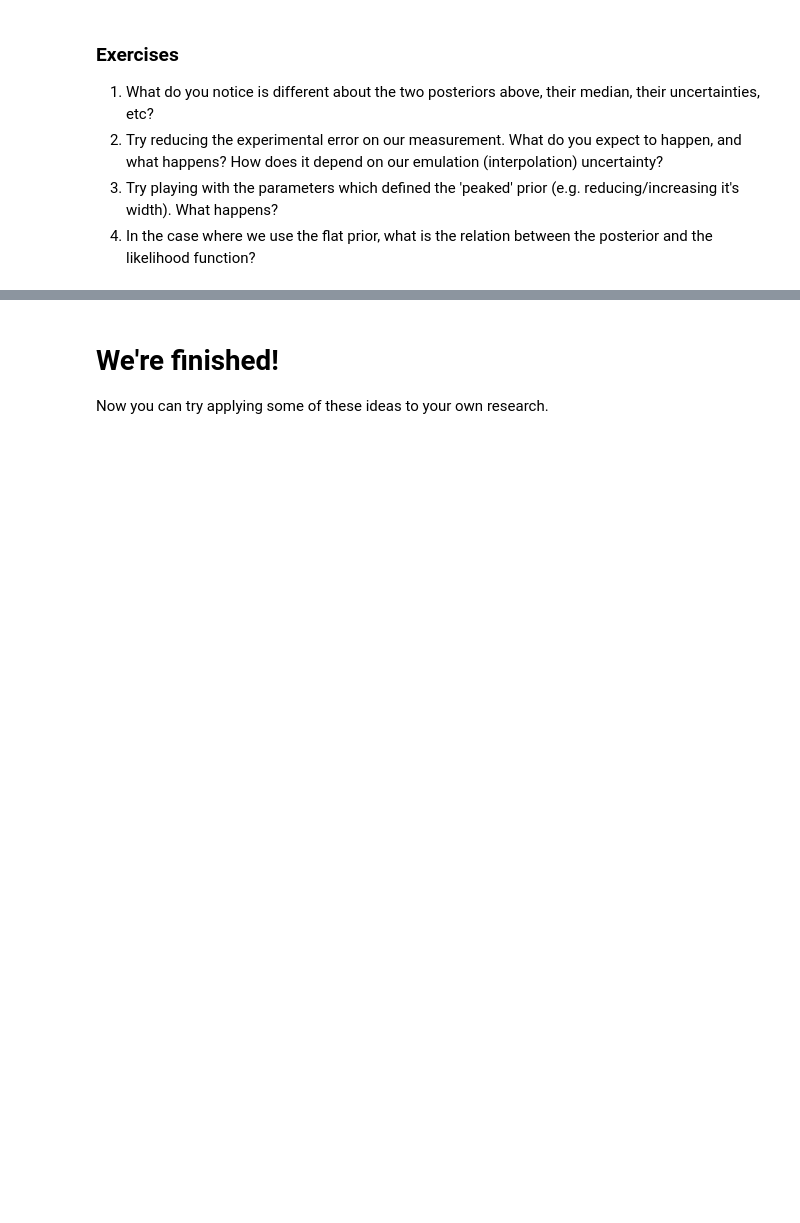
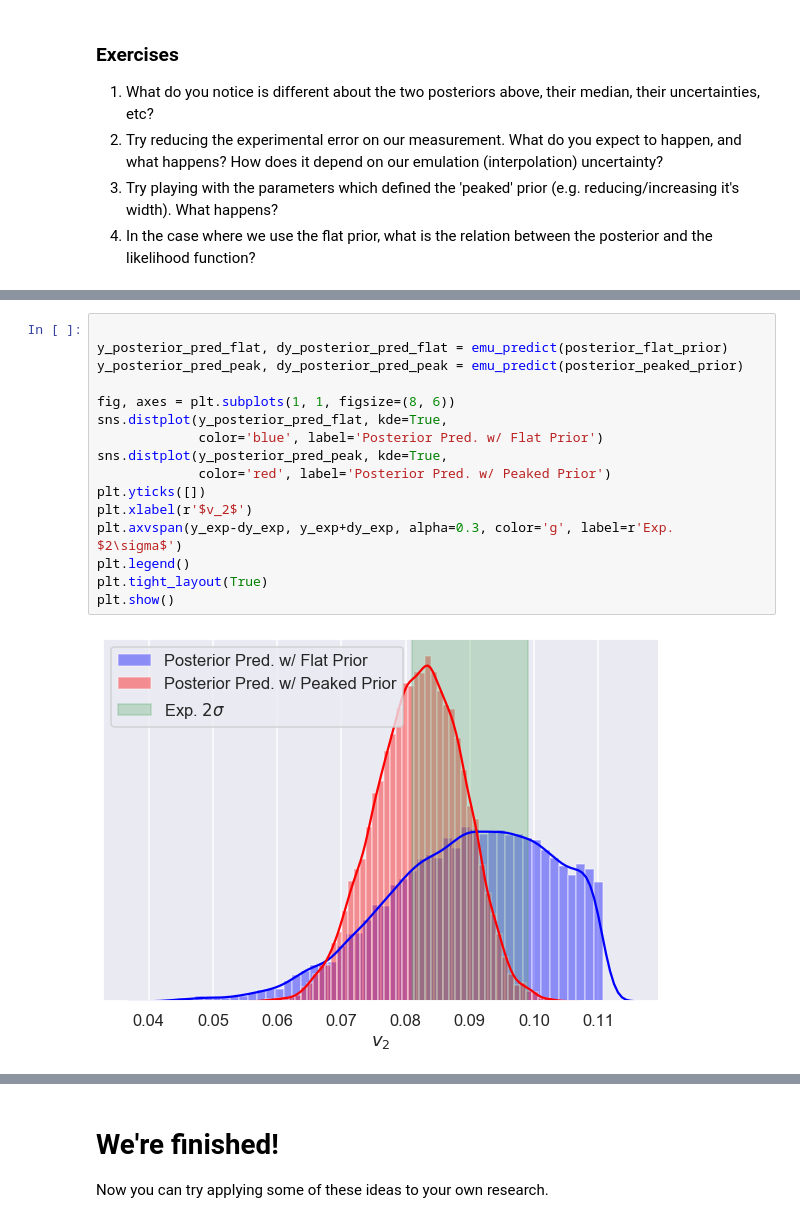
Before and after one commit to derekeverett/simple_bayes_with_GP, a Jupyter notebook: BANDCamp2020_Bayes_Param_Est_GP.ipynb, the cells around one changed output, grey strips where cells are left out. Saved outputs shown, nothing was run; the diff lists cells and outputs as text; blank space fills up the shorter version.

```diff
--- a/BANDCamp2020_Bayes_Param_Est_GP.ipynb
+++ b/BANDCamp2020_Bayes_Param_Est_GP.ipynb
@@ -482,0 +489,18 @@ plt.show()
+# %%
+
+y_posterior_pred_flat, dy_posterior_pred_flat = emu_predict(posterior_flat_prior)
+y_posterior_pred_peak, dy_posterior_pred_peak = emu_predict(posterior_peaked_prior)
+
+fig, axes = plt.subplots(1, 1, figsize=(8, 6))
+sns.distplot(y_posterior_pred_flat, kde=True,
+             color='blue', label='Posterior Pred. w/ Flat Prior')
+sns.distplot(y_posterior_pred_peak, kde=True,
+             color='red', label='Posterior Pred. w/ Peaked Prior')
+plt.yticks([])
+plt.xlabel(r'$v_2$')
+plt.axvspan(y_exp-dy_exp, y_exp+dy_exp, alpha=0.3, color='g', label=r'Exp. $2\sigma$')
+plt.legend()
+plt.tight_layout(True)
+plt.show()
+# %% [output]
+[figure, added]
```
Also changed, not shown: parts of 4 cells of this notebook.
